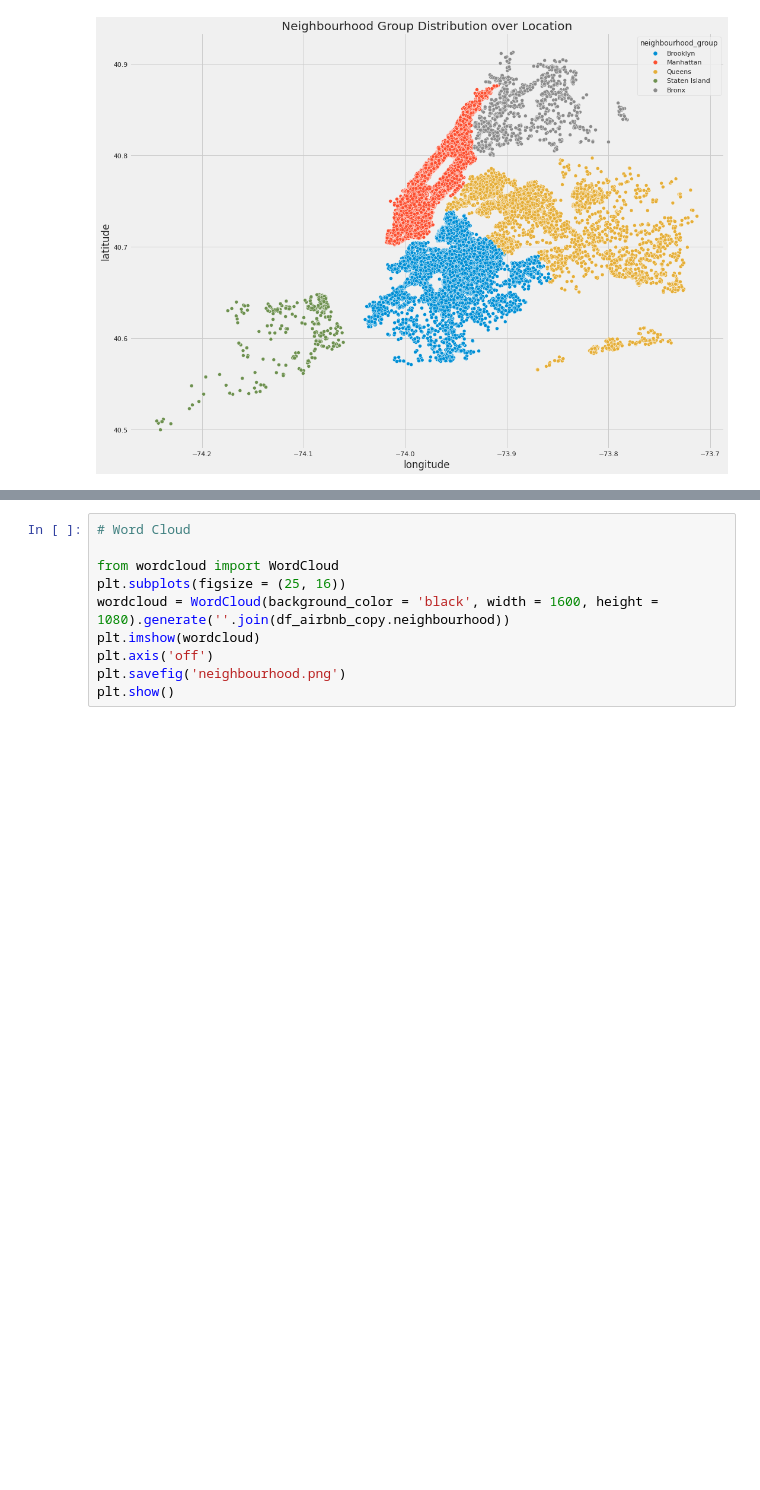
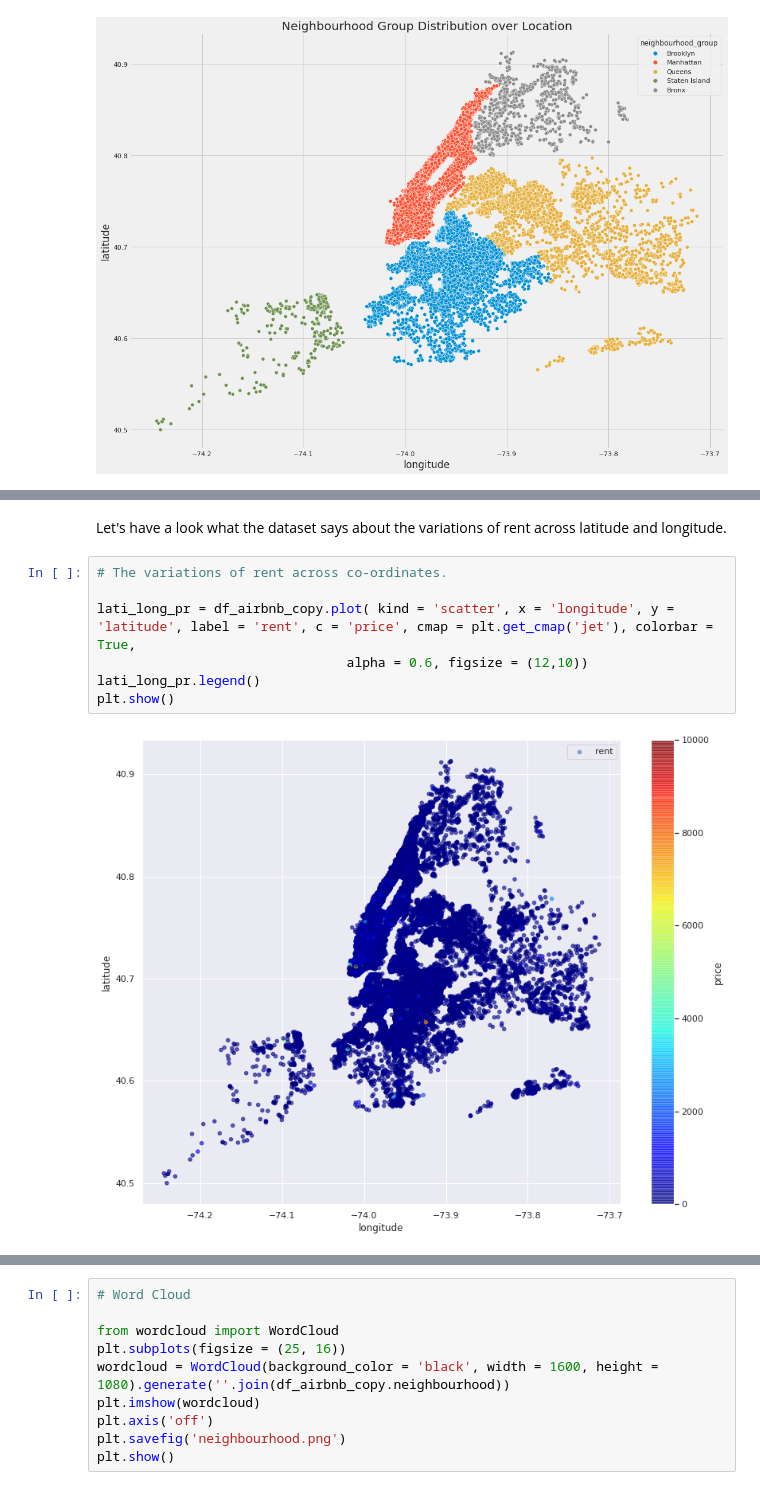
Before and after one commit to saptaksubhra/Airbnb-Bookings-Analysis, a Jupyter notebook: Airbnb_Bookings_Analysis_Capstone_Project.ipynb, the cells around one changed output, grey strips where cells are left out. Drawn from its saved outputs; the diff is of its cells as text; blank space fills up the shorter version.

```diff
--- a/Airbnb_Bookings_Analysis_Capstone_Project.ipynb
+++ b/Airbnb_Bookings_Analysis_Capstone_Project.ipynb
@@ -912,0 +929,11 @@ plt.show()
+# %% [markdown]
+Let's have a look what the dataset says about the variations of rent across latitude and longitude.
+# %%
+# The variations of rent across co-ordinates.
+
+lati_long_pr = df_airbnb_copy.plot( kind = 'scatter', x = 'longitude', y = 'latitude', label = 'rent', c = 'price', cmap = plt.get_cmap('jet'), colorbar = True,
+                                alpha = 0.6, figsize = (12,10))
+lati_long_pr.legend()
+plt.show()
+# %% [output]
+[figure, added]
```
Also changed, not shown: parts of 9 cells of this notebook.
